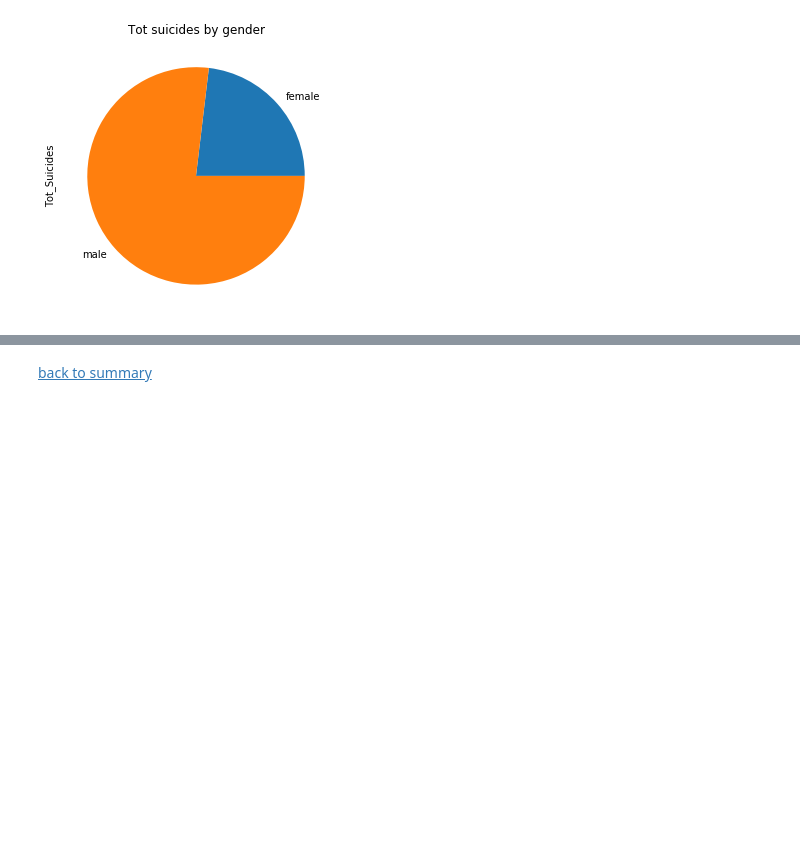
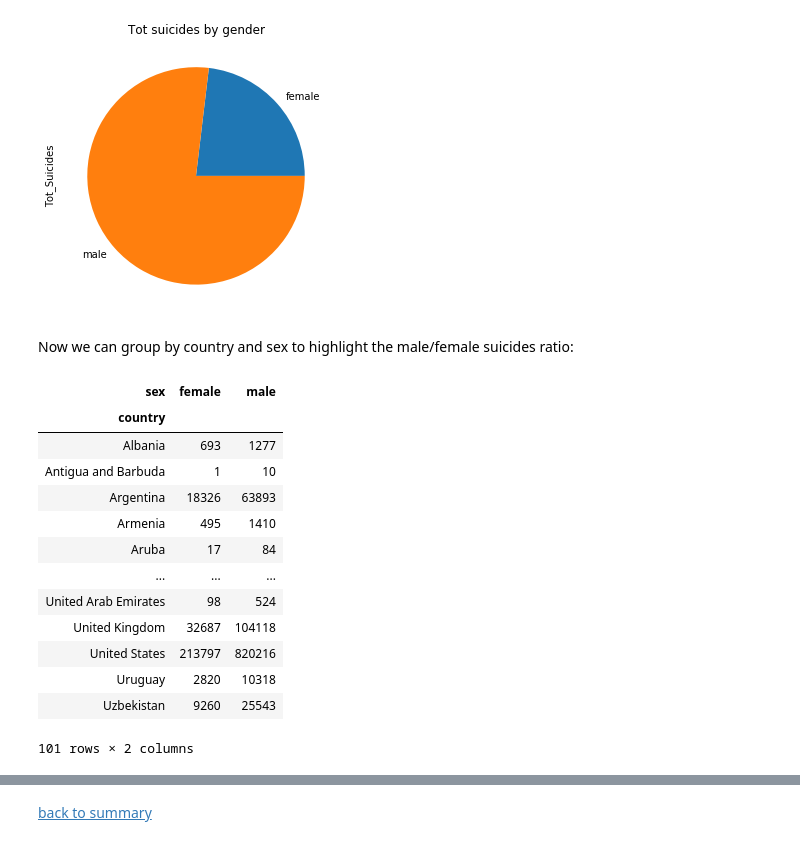
Before and after one commit to RuggeroPiazza/suicide_rate, a Jupyter notebook: SuicideRateProject.ipynb, the cells around one changed output, grey strips where cells are left out. Cells and saved outputs as stored; diff of their text form; code cells hidden in the pictures; blank space fills up the shorter version.

```diff
--- a/SuicideRateProject.ipynb
+++ b/SuicideRateProject.ipynb
@@ -539,3 +576,5 @@ plt.title('Tot suicides by gender')
 # %% [output]
 Text(0.5, 1.0, 'Tot suicides by gender')
 [figure]
+# %% [markdown]
+Now we can group by country and sex to highlight the male/female suicides ratio:
@@ -541,0 +585,19 @@ Text(0.5, 1.0, 'Tot suicides by gender')
+# %%
+# pivoting the data frame to have male and female as columns
+new_df = gb_country_gender.pivot_table(values='suicides_no', index=['country'], columns=['sex'])
+new_df
+# %% [output]
+| sex | female | male |
+| country |  |  |
+| Albania | 693 | 1277 |
+| Antigua and Barbuda | 1 | 10 |
+| Argentina | 18326 | 63893 |
+| Armenia | 495 | 1410 |
+| Aruba | 17 | 84 |
+| ... | ... | ... |
+| United Arab Emirates | 98 | 524 |
+| United Kingdom | 32687 | 104118 |
+| United States | 213797 | 820216 |
+| Uruguay | 2820 | 10318 |
+| Uzbekistan | 9260 | 25543 |
+101 rows × 2 columns
```
Also changed, not shown: parts of 46 cells of this notebook.
